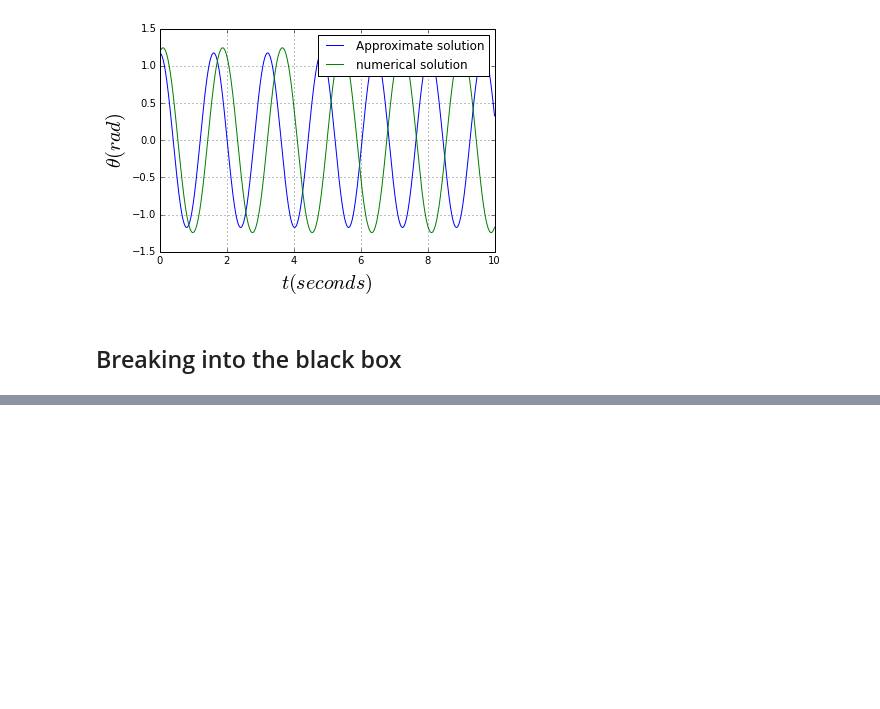
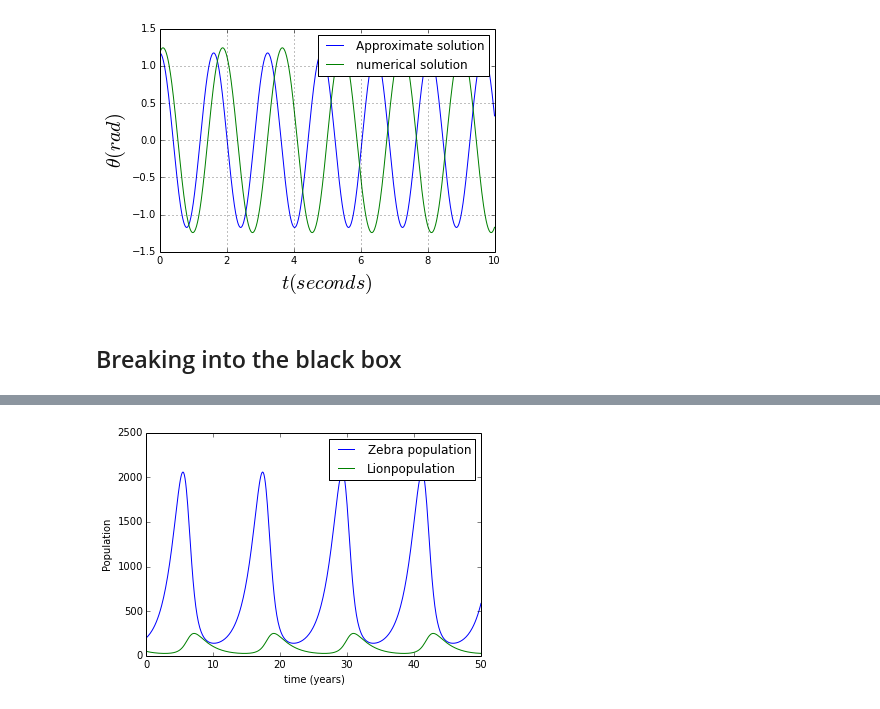
Before and after one commit to dytucker/PHYS202-S14, a Jupyter notebook: SciPy/ODETour.ipynb, the cells around one changed output, grey strips where cells are left out. Saved outputs shown, nothing was run; the diff lists cells and outputs as text; code cells hidden in the pictures; blank space fills up the shorter version.

```diff
--- a/SciPy/ODETour.ipynb
+++ b/SciPy/ODETour.ipynb
@@ -115,0 +229,34 @@ v = interact(simplePendulum,th0=(0.,90.),w0=(0.,10.),ell=(0.1,1.0),
+# %%
+def PPderiv(y,t):
+
+    alpha = 0.7
+    gamma = 0.5
+    beta = 0.007
+    eps = 0.1
+
+    Zi = y[0]
+    Li = y[1]
+
+    dZdt = alpha*Zi - beta*Zi*Li
+    dLdt = eps*beta*Zi*Li - gamma*Li
+
+    return np.array([dZdt, dLdt])
+# %%
+t = np.arange(0.,50.+0.1,0.1)
+
+z0 = 200
+L0 = 50
+
+result = odeint(PPderiv,np.array([z0,L0]),t)
+
+Z = result[:,0]
+L = result[:,1]
+
+plt.plot(t,Z,label="Zebra population")
+plt.plot(t,L,label="Lionpopulation")
+plt.xlabel("time (years)")
+plt.ylabel("Population")
+plt.legend()
+plt.show()
+# %% [output]
+[figure, added]
```
Also changed, not shown: parts of 12 cells of this notebook, 1 other file.
